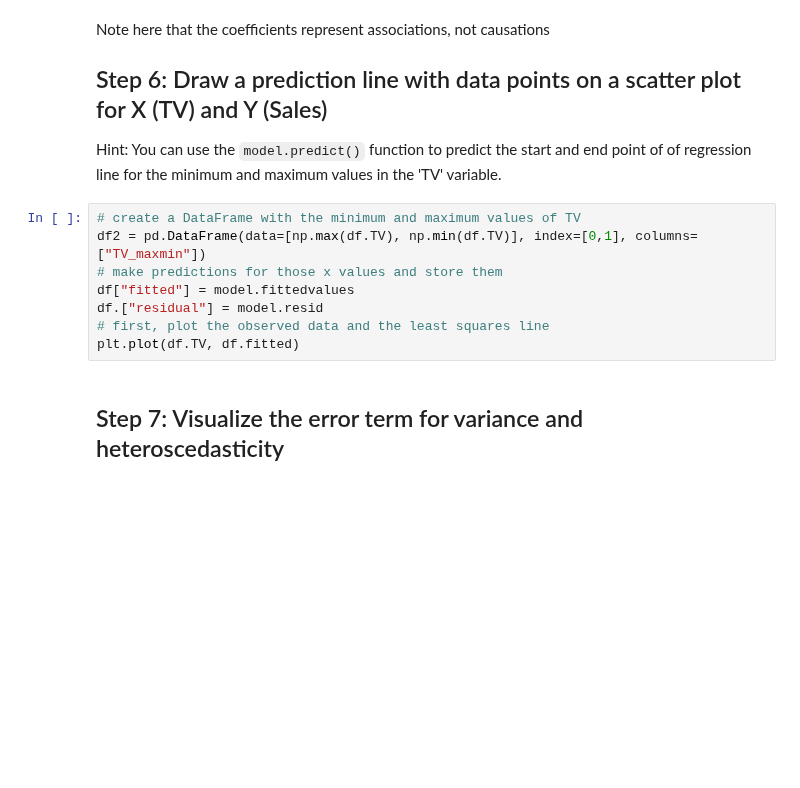
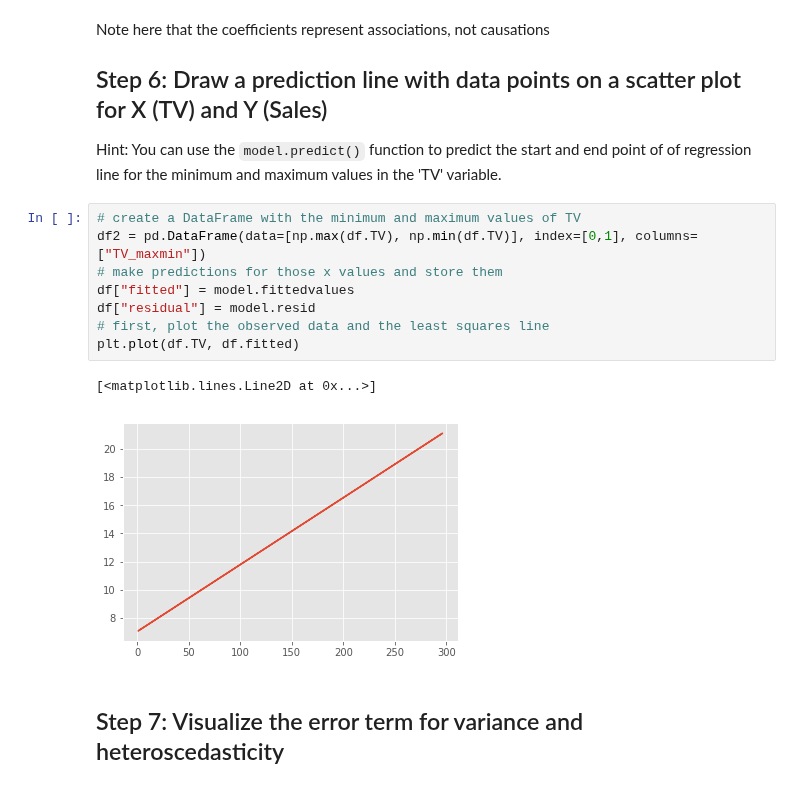
Before and after one commit to keita-dc/dsc-ols-statsmodels-lab-dc-ds-060319, a Jupyter notebook: index.ipynb, the cells around one changed output. Drawn from its saved outputs; the diff is of its cells as text; blank space fills up the shorter version.

```diff
--- a/index.ipynb
+++ b/index.ipynb
@@ -130,11 +130,14 @@ Hint: You can use the `model.predict()` function to predict the start and end po
 # %%
 # create a DataFrame with the minimum and maximum values of TV
 df2 = pd.DataFrame(data=[np.max(df.TV), np.min(df.TV)], index=[0,1], columns=["TV_maxmin"])
 # make predictions for those x values and store them
 df["fitted"] = model.fittedvalues
-df.["residual"] = model.resid
+df["residual"] = model.resid
 # first, plot the observed data and the least squares line
 plt.plot(df.TV, df.fitted)
+# %% [output]
+[<matplotlib.lines.Line2D at 0x...>]
+[figure, added]
 # %% [markdown]
 ## Step 7: Visualize the error term for variance and heteroscedasticity
 # %%
```
Also changed, not shown: parts of 1 cell of this notebook.
